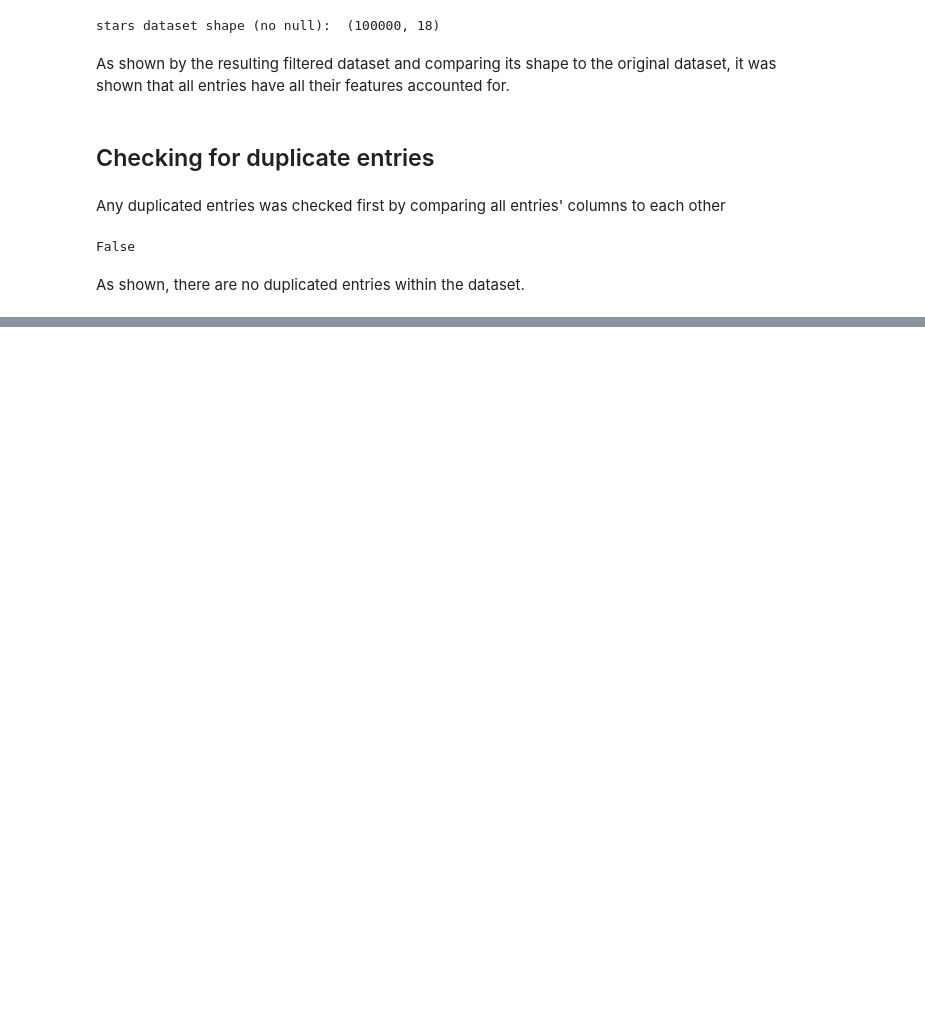
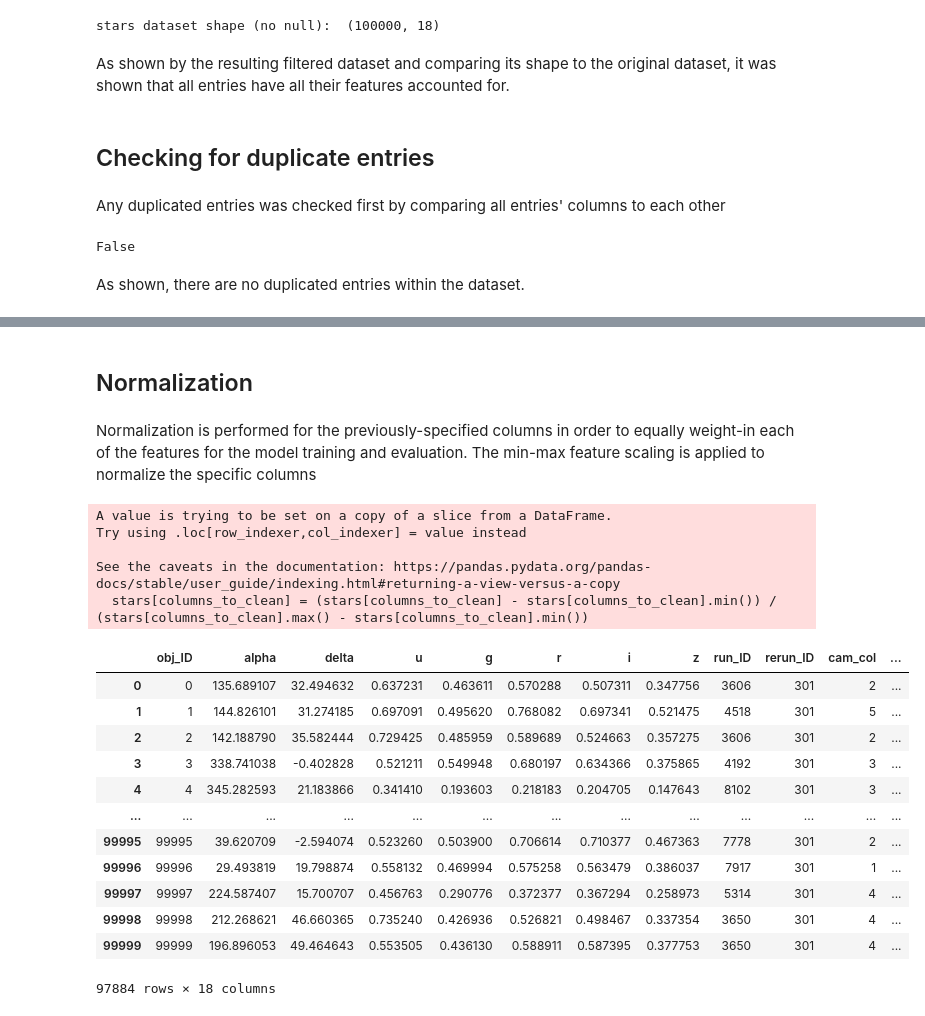
Before and after one commit to Anton1017/STINTSY-MP, a Jupyter notebook: STINTSY MP.ipynb, the cells around one changed output, grey strips where cells are left out. Cells and saved outputs as stored; diff of their text form; code cells hidden in the pictures; blank space fills up the shorter version.

```diff
--- a/STINTSY MP.ipynb
+++ b/STINTSY MP.ipynb
@@ -112,0 +185,26 @@ As shown, there are no duplicated entries within the dataset.
+# %% [markdown]
+## Normalization
+# %% [markdown]
+Normalization is performed for the previously-specified columns in order to equally weight-in each of the features for the model training and evaluation. The min-max feature scaling is applied to normalize the specific columns
+# %%
+stars[columns_to_clean] = (stars[columns_to_clean] - stars[columns_to_clean].min()) / (stars[columns_to_clean].max() - stars[columns_to_clean].min())
+stars
+# %% [output]
+A value is trying to be set on a copy of a slice from a DataFrame.
+Try using .loc[row_indexer,col_indexer] = value instead
+
+See the caveats in the documentation: https://pandas.pydata.org/pandas-docs/stable/user_guide/indexing.html#returning-a-view-versus-a-copy
+  stars[columns_to_clean] = (stars[columns_to_clean] - stars[columns_to_clean].min()) / (stars[columns_to_clean].max() - stars[columns_to_clean].min())
+|  | obj_ID | alpha | delta | u | g | r | i | z | run_ID | rerun_ID | cam_col | ... |
+| 0 | 0 | 135.689107 | 32.494632 | 0.637231 | 0.463611 | 0.570288 | 0.507311 | 0.347756 | 3606 | 301 | 2 | ... |
+| 1 | 1 | 144.826101 | 31.274185 | 0.697091 | 0.495620 | 0.768082 | 0.697341 | 0.521475 | 4518 | 301 | 5 | ... |
+| 2 | 2 | 142.188790 | 35.582444 | 0.729425 | 0.485959 | 0.589689 | 0.524663 | 0.357275 | 3606 | 301 | 2 | ... |
+| 3 | 3 | 338.741038 | -0.402828 | 0.521211 | 0.549948 | 0.680197 | 0.634366 | 0.375865 | 4192 | 301 | 3 | ... |
+| 4 | 4 | 345.282593 | 21.183866 | 0.341410 | 0.193603 | 0.218183 | 0.204705 | 0.147643 | 8102 | 301 | 3 | ... |
+| ... | ... | ... | ... | ... | ... | ... | ... | ... | ... | ... | ... | ... |
+| 99995 | 99995 | 39.620709 | -2.594074 | 0.523260 | 0.503900 | 0.706614 | 0.710377 | 0.467363 | 7778 | 301 | 2 | ... |
+| 99996 | 99996 | 29.493819 | 19.798874 | 0.558132 | 0.469994 | 0.575258 | 0.563479 | 0.386037 | 7917 | 301 | 1 | ... |
+| 99997 | 99997 | 224.587407 | 15.700707 | 0.456763 | 0.290776 | 0.372377 | 0.367294 | 0.258973 | 5314 | 301 | 4 | ... |
+| 99998 | 99998 | 212.268621 | 46.660365 | 0.735240 | 0.426936 | 0.526821 | 0.498467 | 0.337354 | 3650 | 301 | 4 | ... |
+| 99999 | 99999 | 196.896053 | 49.464643 | 0.553505 | 0.436130 | 0.588911 | 0.587395 | 0.377753 | 3650 | 301 | 4 | ... |
+97884 rows × 18 columns
```
Also changed, not shown: parts of 14 cells of this notebook.
